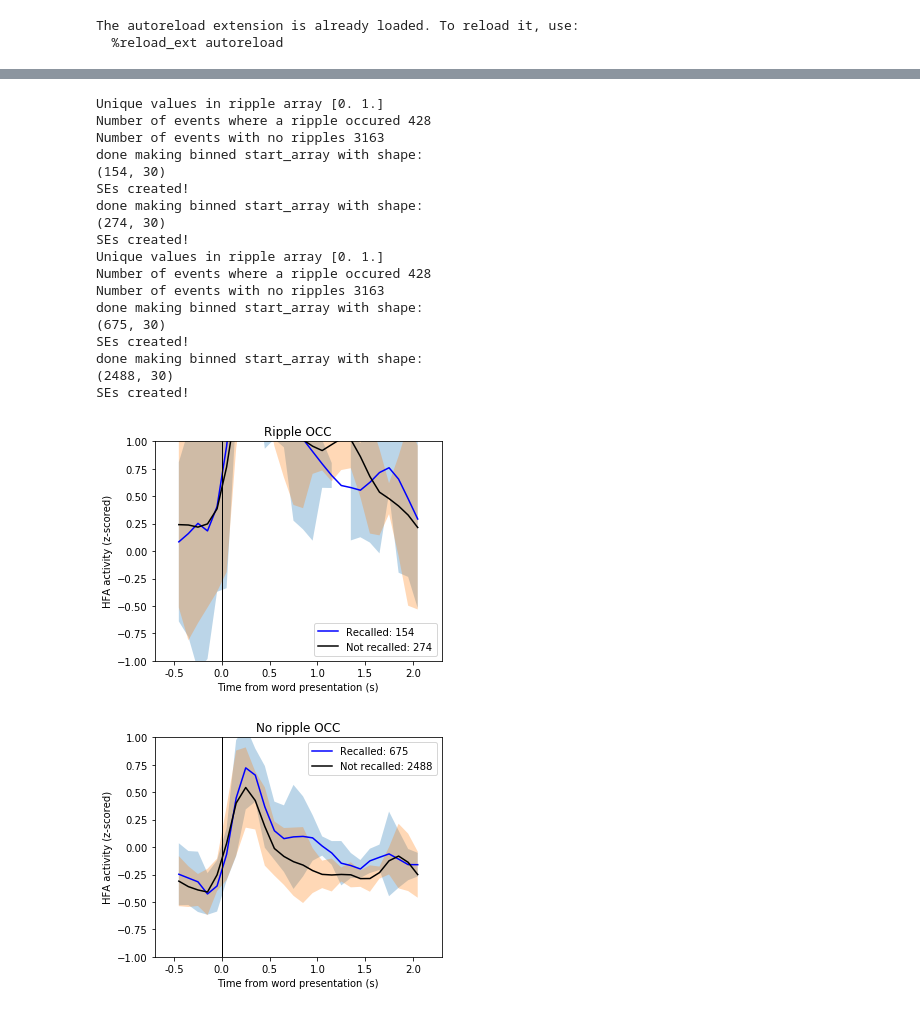
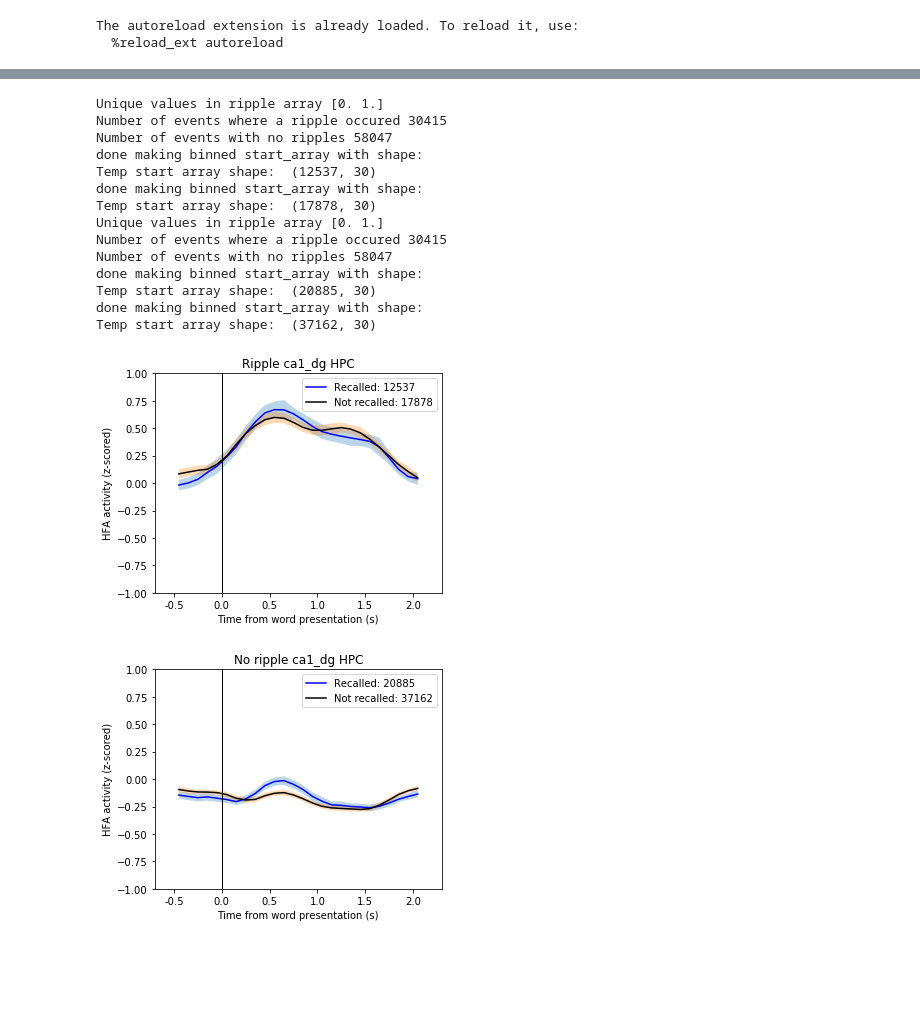
Before and after one commit to ebrahimfeghhi/ripple_memory, a Jupyter notebook: ripple_analysis.ipynb, the cells around one changed output, grey strips where cells are left out. Cells and saved outputs as stored; diff of their text form; code cells hidden in the pictures; blank space fills up the shorter version.

Commit message:
fixed conditioning on HPC ripples

```diff
--- a/ripple_analysis.ipynb
+++ b/ripple_analysis.ipynb
@@ -717,12 +724,21 @@ class ripple_analysis():
 df = get_data_index("r1") # all RAM subjects
 exp = 'catFR1' # 'FR1' 'catFR1' 'RepFR1'
 ripple_bin_start_end = [100, 1700]
-region_name = 'OCC'
+region_name = 'HPC'
+regions_selected = ['ca1', 'dg']
+rs_str = ''
+num_regions = len(regions_selected)
+for i, region in enumerate(regions_selected):
+    rs_str += region
+    if i + 1 < len(regions_selected):
+        rs_str += '_'
+
 if region_name == 'HPC':
     hpc_ripples = False
 else:
     hpc_ripples = True
-RS = ripple_analysis(exp, df, ripple_bin_start_end)
+
+RS = ripple_analysis(exp, df, ripple_bin_start_end, regions_selected=regions_selected)
 RS.remove_subject_sessions()
 RS.load_data_from_cluster('encoding', region_name=region_name, hpc_ripples=hpc_ripples)
 # %% [output]
@@ -746,31 +762,27 @@ Ripple array shape (1560, 1500)
 # %%
-title_r = f'Ripple {region_name}'
-title_nr = f'No ripple {region_name}'
-savePath_SME_ripple_fig = f'updates/figures/ripple_HFA_wr_{region_name}'
-savePath_SME_noripple_fig = f'updates/figures/no_ripple_HFA_wr_{region_name}'
+title_r = f'Ripple {rs_str} {region_name}'
+title_nr = f'No ripple {rs_str} {region_name}'
+savePath_SME_ripple_fig = f'updates/figures/ripple_HFA_wr_{rs_str}_{region_name}'
+savePath_SME_noripple_fig = f'updates/figures/no_ripple_HFA_wr_{rs_str}_{region_name}'
 temp_start_array_ripple, sub_name_array_ripple, sess_name_array_ripple = RS.plot_SME_HFA(1, title_r, savePath_SME_ripple_fig)
 temp_start_array_noripple, sub_name_array_noripple, sess_name_array_noripple = RS.plot_SME_HFA(2, title_nr, savePath_SME_noripple_fig)
 # %% [output]
 Unique values in ripple array [0. 1.]
-Number of events where a ripple occured 428
-Number of events with no ripples 3163
+Number of events where a ripple occured 30415
+Number of events with no ripples 58047
 done making binned start_array with shape:
-(154, 30)
-SEs created!
+Temp start array shape:  (12537, 30)
 done making binned start_array with shape:
-(274, 30)
-SEs created!
+Temp start array shape:  (17878, 30)
 Unique values in ripple array [0. 1.]
-Number of events where a ripple occured 428
-Number of events with no ripples 3163
+Number of events where a ripple occured 30415
+Number of events with no ripples 58047
 done making binned start_array with shape:
-(675, 30)
-SEs created!
+Temp start array shape:  (20885, 30)
 done making binned start_array with shape:
-(2488, 30)
-SEs created!
+Temp start array shape:  (37162, 30)
-[figure, old version]
+[figure, new version]
-[figure, old version]
+[figure, new version]
 # %%
 mem_model, ols_model = RS.SME_ripple_interaction(saveBool=False, savePath='')
 # %% [output]
```
Also changed, not shown: parts of 6 cells of this notebook, 48 other files.
